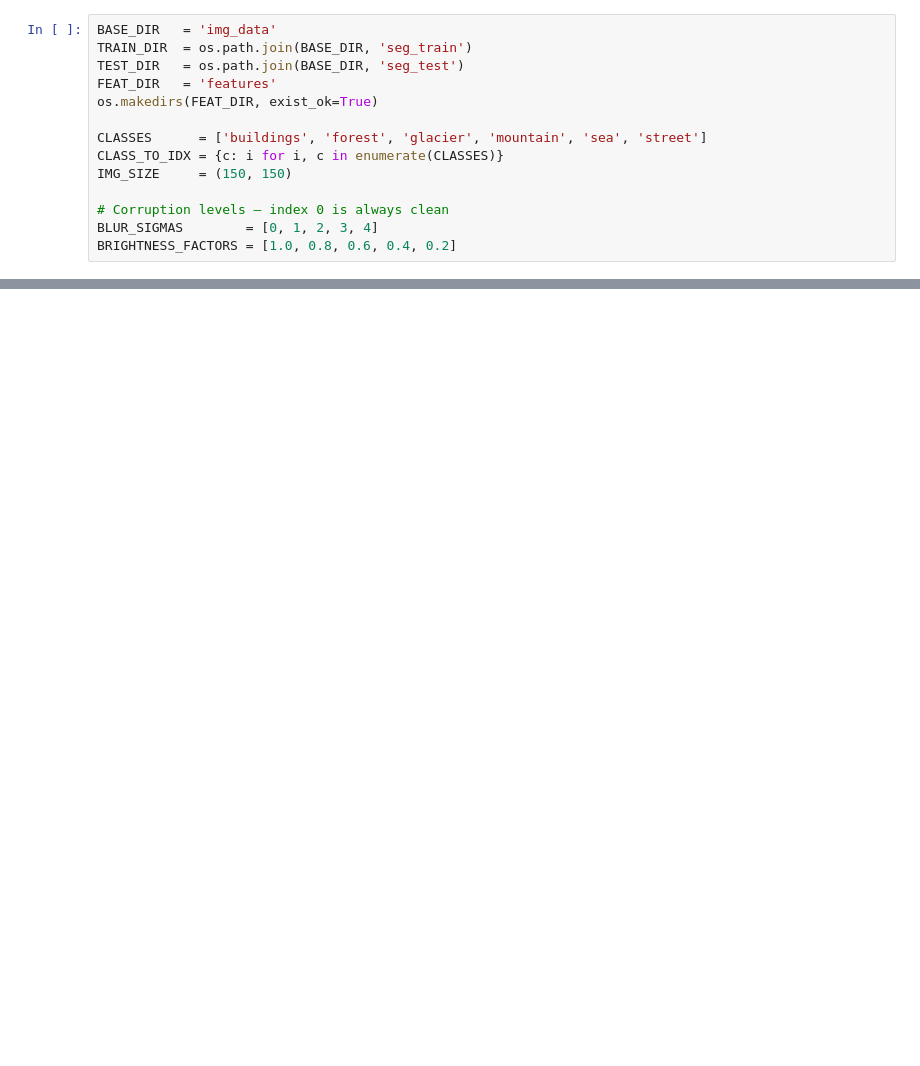
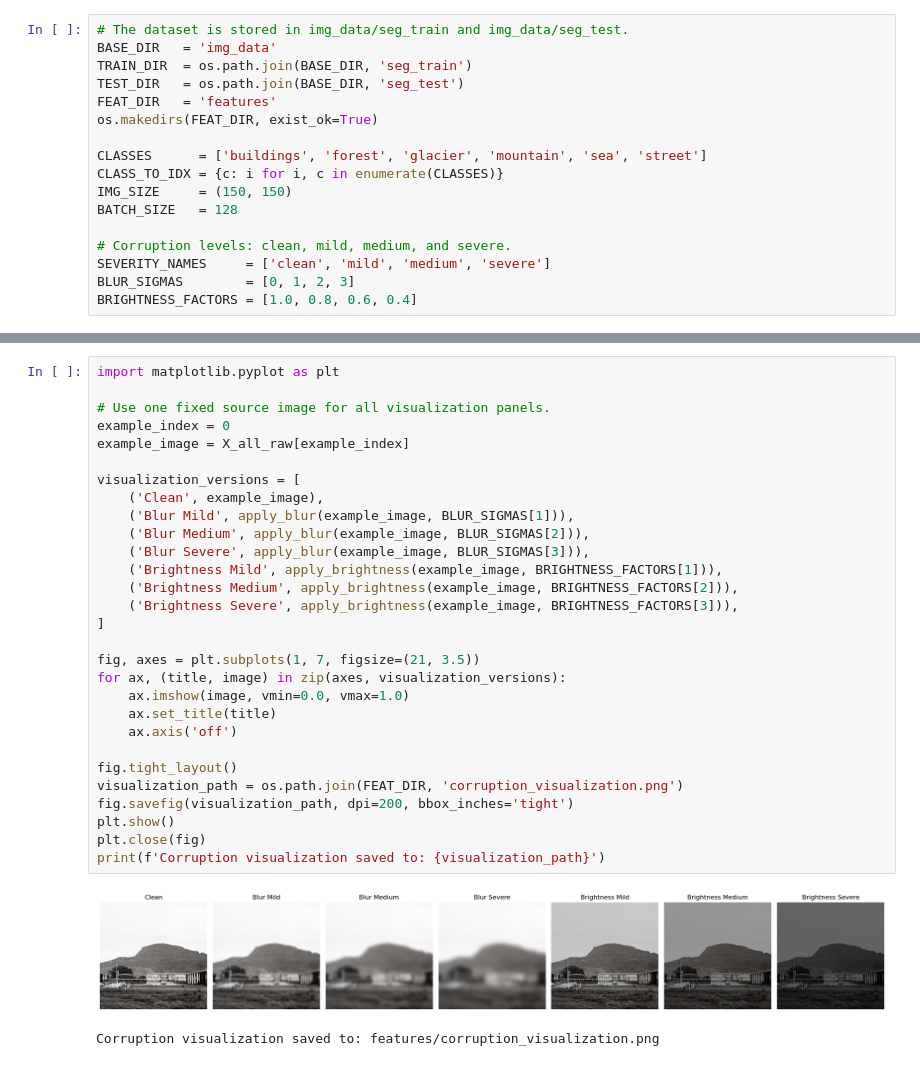
Before and after one commit to lllidanrage/SML-Project, a Jupyter notebook: Project.ipynb, the cells around one changed output, grey strips where cells are left out. Cells and saved outputs as stored; diff of their text form; blank space fills up the shorter version.

```diff
--- a/Project.ipynb
+++ b/Project.ipynb
@@ -13,4 +20,5 @@ np.random.seed(42)
 # %%
+# The dataset is stored in img_data/seg_train and img_data/seg_test.
 BASE_DIR   = 'img_data'
 TRAIN_DIR  = os.path.join(BASE_DIR, 'seg_train')
 TEST_DIR   = os.path.join(BASE_DIR, 'seg_test')
@@ -20,7 +28,9 @@ os.makedirs(FEAT_DIR, exist_ok=True)
 CLASSES      = ['buildings', 'forest', 'glacier', 'mountain', 'sea', 'street']
 CLASS_TO_IDX = {c: i for i, c in enumerate(CLASSES)}
 IMG_SIZE     = (150, 150)
+BATCH_SIZE   = 128
 
-# Corruption levels — index 0 is always clean
-BLUR_SIGMAS        = [0, 1, 2, 3, 4]
-BRIGHTNESS_FACTORS = [1.0, 0.8, 0.6, 0.4, 0.2]
+# Corruption levels: clean, mild, medium, and severe.
+SEVERITY_NAMES     = ['clean', 'mild', 'medium', 'severe']
+BLUR_SIGMAS        = [0, 1, 2, 3]
+BRIGHTNESS_FACTORS = [1.0, 0.8, 0.6, 0.4]
@@ -151,0 +203,32 @@ def apply_brightness(img, factor):
+# %%
+import matplotlib.pyplot as plt
+
+# Use one fixed source image for all visualization panels.
+example_index = 0
+example_image = X_all_raw[example_index]
+
+visualization_versions = [
+    ('Clean', example_image),
+    ('Blur Mild', apply_blur(example_image, BLUR_SIGMAS[1])),
+    ('Blur Medium', apply_blur(example_image, BLUR_SIGMAS[2])),
+    ('Blur Severe', apply_blur(example_image, BLUR_SIGMAS[3])),
+    ('Brightness Mild', apply_brightness(example_image, BRIGHTNESS_FACTORS[1])),
+    ('Brightness Medium', apply_brightness(example_image, BRIGHTNESS_FACTORS[2])),
+    ('Brightness Severe', apply_brightness(example_image, BRIGHTNESS_FACTORS[3])),
+]
+
+fig, axes = plt.subplots(1, 7, figsize=(21, 3.5))
+for ax, (title, image) in zip(axes, visualization_versions):
+    ax.imshow(image, vmin=0.0, vmax=1.0)
+    ax.set_title(title)
+    ax.axis('off')
+
+fig.tight_layout()
+visualization_path = os.path.join(FEAT_DIR, 'corruption_visualization.png')
+fig.savefig(visualization_path, dpi=200, bbox_inches='tight')
+plt.show()
+plt.close(fig)
+print(f'Corruption visualization saved to: {visualization_path}')
+# %% [output]
+[figure, added]
+Corruption visualization saved to: features/corruption_visualization.png
```
Also changed, not shown: parts of 12 cells of this notebook.
